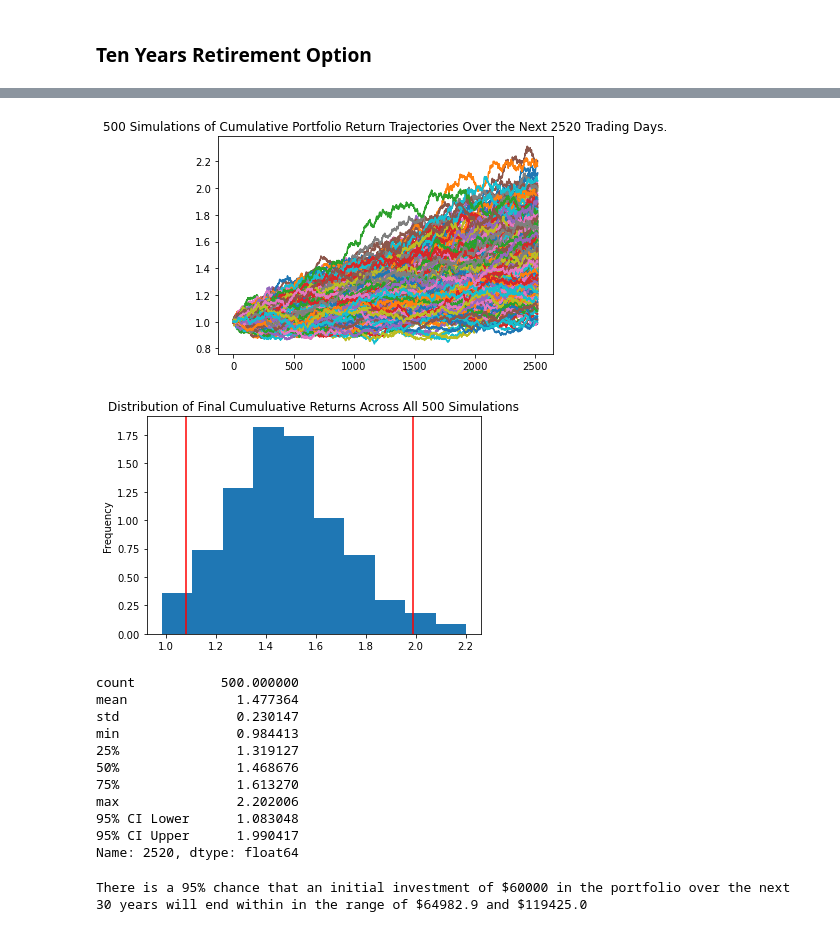
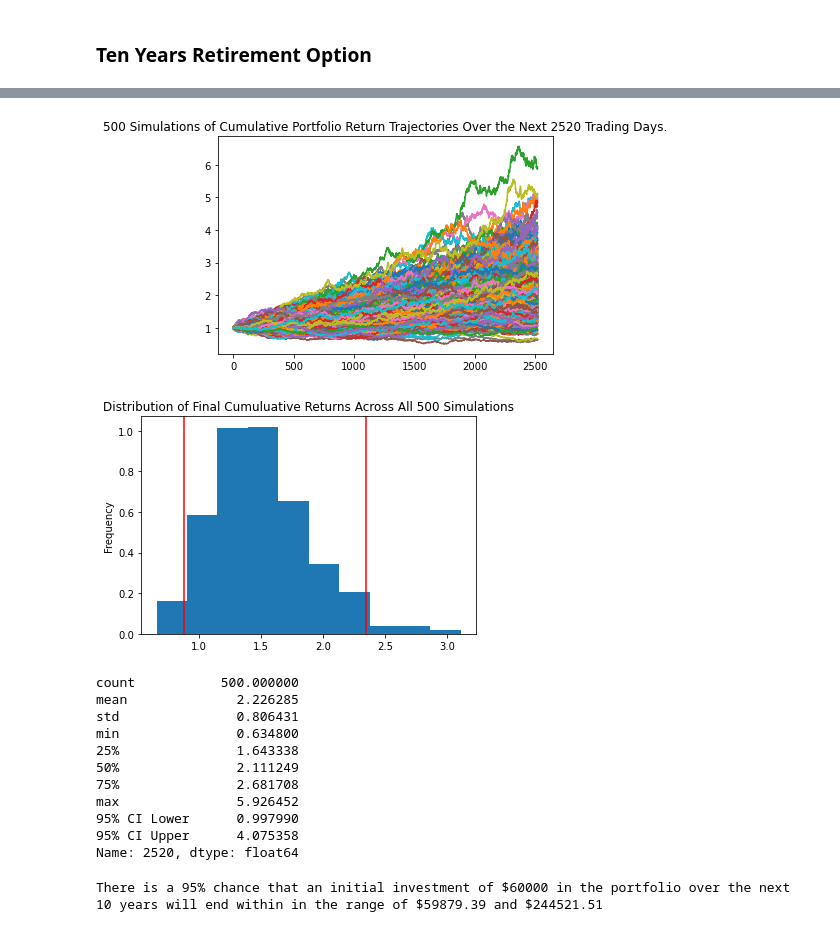
Before and after one commit to adriennestark/week_5_homework, a Jupyter notebook: financial-planner-als.ipynb, the cells around one changed output, grey strips where cells are left out. Drawn from its saved outputs; the diff is of its cells as text; code cells hidden in the pictures.

```diff
--- a/financial-planner-als.ipynb
+++ b/financial-planner-als.ipynb
@@ -432,3 +436,10 @@ There is a 95% chance that an initial investment of $60000 in the portfolio over
 # %% [markdown]
 ### Ten Years Retirement Option
+# %%
+# Configuring a Monte Carlo simulation to forecast 10 years cumulative returns
+MC_portfolio_10 = MCSimulation(
+    portfolio_data = df_etf_data,
+    weights = [.4,.6],
+    num_simulation = 500,
+    num_trading_days = 252*10)
 # %%
@@ -471,41 +479,42 @@ Running Monte Carlo simulation number 490.
 # %%
 # Plot simulation outcomes
-# YOUR CODE HERE!
+line_plot_portfolio_10 = MC_portfolio_10.plot_simulation()
 # %% [output]
-[figure, old version]
+[figure, new version]
 # %%
 # Plot probability distribution and confidence intervals
-# YOUR CODE HERE!
+dist_plot_5 = MC_portfolio_5.plot_distribution()
 # %% [output]
-[figure, old version]
+[figure, new version]
 # %%
 # Fetch summary statistics from the Monte Carlo simulation results
-# YOUR CODE HERE!
+summary_10=MC_portfolio_10.summarize_cumulative_return()
 
 # Print summary statistics
-# YOUR CODE HERE!
+print(summary_10)
 # %% [output]
 count           500.000000
-mean              1.477364
-std               0.230147
-min               0.984413
-25%               1.319127
-50%               1.468676
-75%               1.613270
-max               2.202006
-95% CI Lower      1.083048
-95% CI Upper      1.990417
+mean              2.226285
+std               0.806431
+min               0.634800
+25%               1.643338
+50%               2.111249
+75%               2.681708
+max               5.926452
+95% CI Lower      0.997990
+95% CI Upper      4.075358
 Name: 2520, dtype: float64
 # %%
 # Set initial investment
-# YOUR CODE HERE!
+initial_investment_10 =60000
 
 # Use the lower and upper `95%` confidence intervals to calculate the range of the possible outcomes of our $60,000
-# YOUR CODE HERE!
+ci_lower_ten=initial_investment_10*summary_10[8]
+ci_upper_ten=initial_investment_10*summary_10[9]
 
 # Print results
-print(f"There is a 95% chance that an initial investment of ${initial_investment} in the portfolio"
+print(f"There is a 95% chance that an initial investment of ${initial_investment_10} in the portfolio"
       f" over the next 10 years will end within in the range of"
-      f" ${ci_lower_ten} and ${ci_upper_ten}")
+      f" ${ci_lower_ten:0.2f} and ${ci_upper_ten:0.2f}")
 # %% [output]
-There is a 95% chance that an initial investment of $60000 in the portfolio over the next 30 years will end within in the range of $64982.9 and $119425.0
+There is a 95% chance that an initial investment of $60000 in the portfolio over the next 10 years will end within in the range of $59879.39 and $244521.51
```
Also changed, not shown: parts of 22 cells of this notebook, 1 other file.
